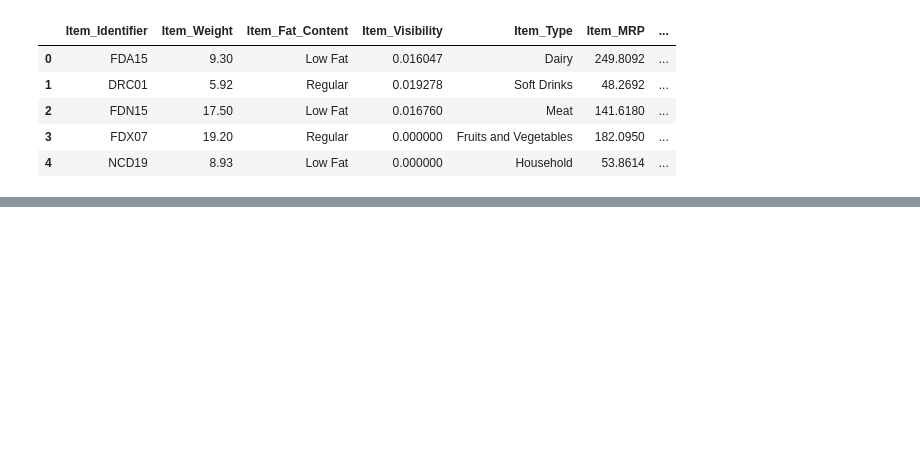
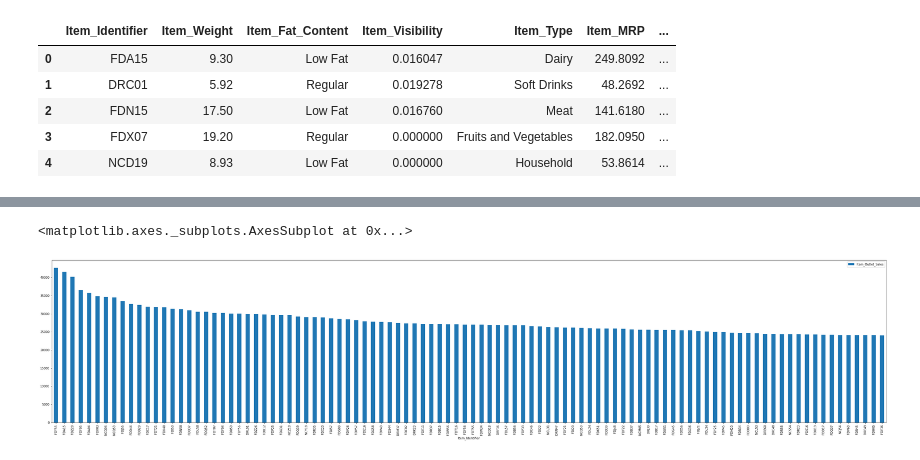
Before and after one commit to smaciasg/Ejercicios_DataScience_Coding_Dojo, a Jupyter notebook: Predicciones_de_ventas_alimenticias.ipynb, the cells around one changed output, grey strips where cells are left out. Cells and saved outputs as stored; diff of their text form; code cells hidden in the pictures; blank space fills up the shorter version.

```diff
--- a/Predicciones_de_ventas_alimenticias.ipynb
+++ b/Predicciones_de_ventas_alimenticias.ipynb
@@ -14,0 +397,7 @@ data.head()
+# %%
+#Vamos a averiguar cuáles son los 100 productos más vendidos, dado que si hay una diferencia en las cantidades de ventas pues el ítem del producto es clave para indicar que sí
+# hay una relación entre estos y la cantidad de ventas.
+data_predicciones.groupby(['Item_Identifier'])[['Item_Outlet_Sales']].sum().sort_values(by="Item_Outlet_Sales", ascending=False).reset_index().head(100).plot(kind='bar', x='Item_Identifier', figsize=(50,10))
+# %% [output]
+<matplotlib.axes._subplots.AxesSubplot at 0x...>
+[figure, added]
```
Also changed, not shown: parts of 65 cells of this notebook.
